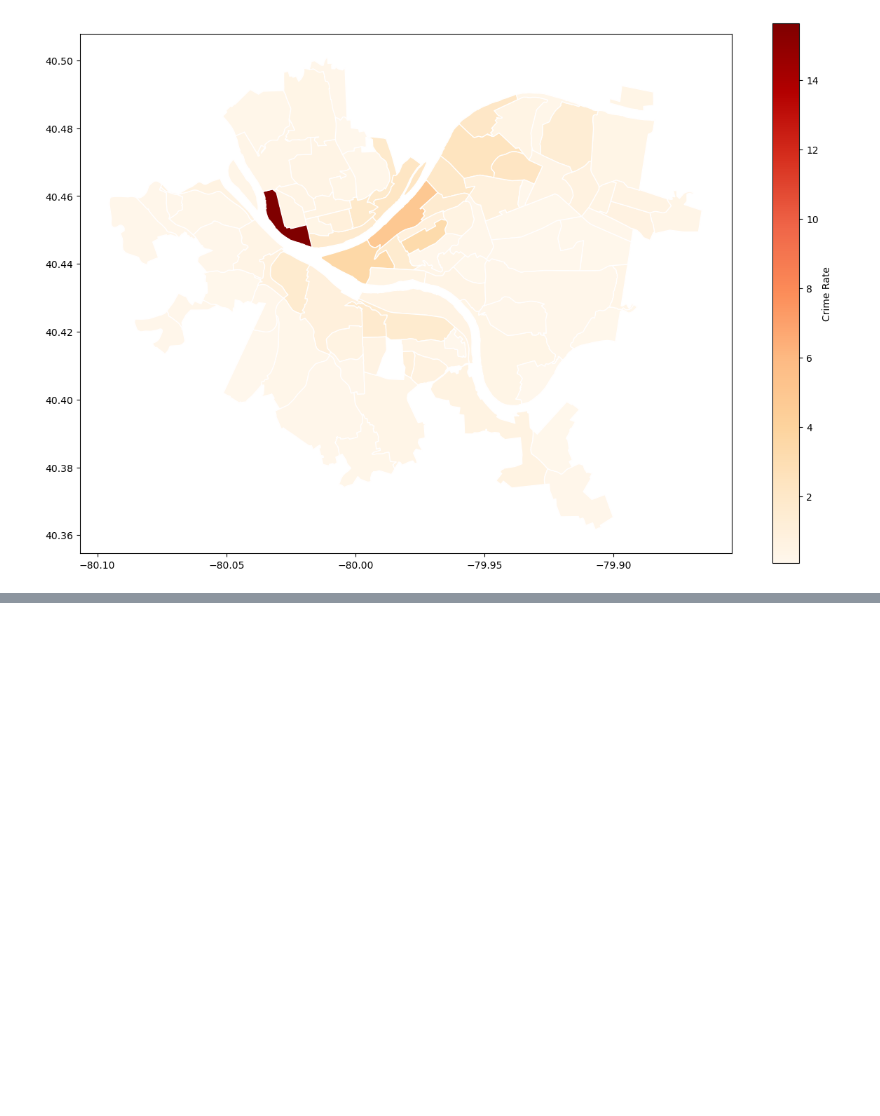
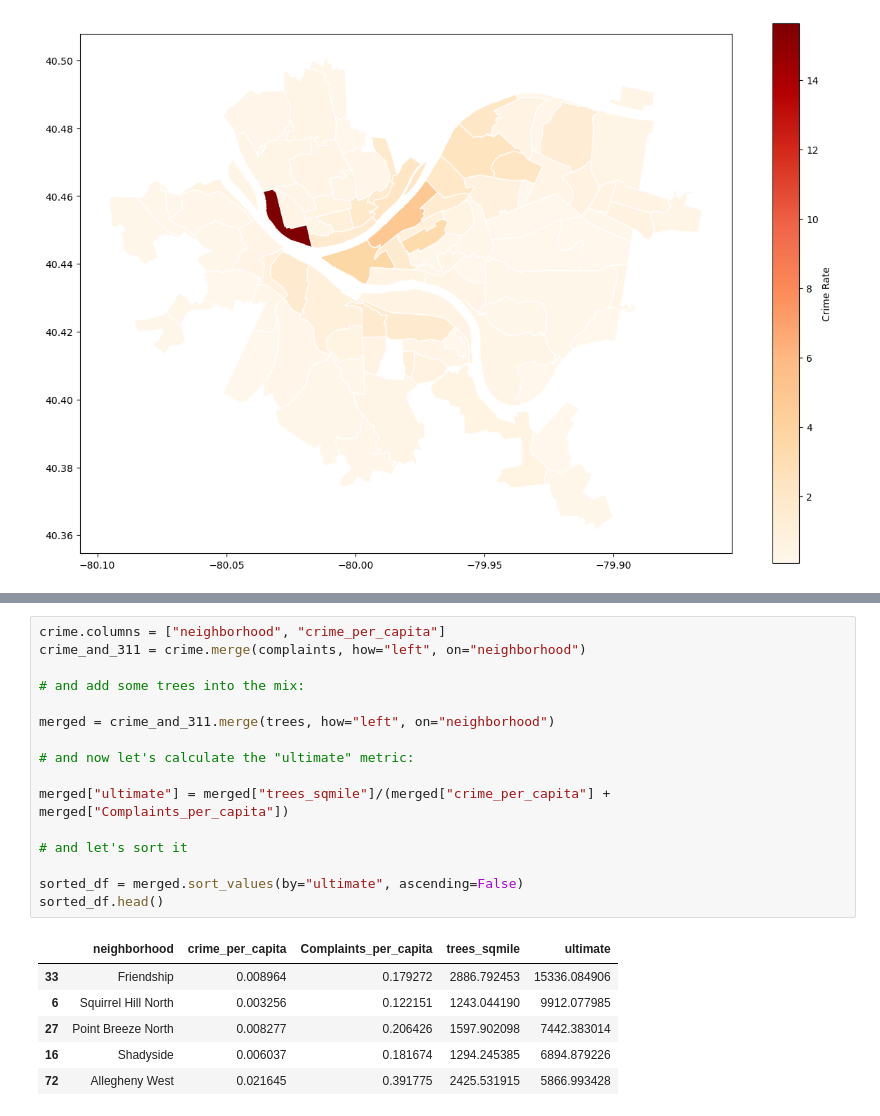
Before and after one commit to TuckBus/cmpinf-final-project, a Jupyter notebook: main.ipynb, the cells around one changed output, grey strips where cells are left out. Saved outputs shown, nothing was run; the diff lists cells and outputs as text; blank space fills up the shorter version.

```diff
--- a/main.ipynb
+++ b/main.ipynb
@@ -69,0 +75,23 @@ plt.show()
+# %%
+crime.columns = ["neighborhood", "crime_per_capita"]
+crime_and_311 = crime.merge(complaints, how="left", on="neighborhood")
+
+# and add some trees into the mix:
+
+merged = crime_and_311.merge(trees, how="left", on="neighborhood")
+
+# and now let's calculate the "ultimate" metric:
+
+merged["ultimate"] = merged["trees_sqmile"]/(merged["crime_per_capita"] + merged["Complaints_per_capita"])
+
+# and let's sort it
+
+sorted_df = merged.sort_values(by="ultimate", ascending=False)
+sorted_df.head()
+# %% [output]
+|  | neighborhood | crime_per_capita | Complaints_per_capita | trees_sqmile | ultimate |
+| 33 | Friendship | 0.008964 | 0.179272 | 2886.792453 | 15336.084906 |
+| 6 | Squirrel Hill North | 0.003256 | 0.122151 | 1243.044190 | 9912.077985 |
+| 27 | Point Breeze North | 0.008277 | 0.206426 | 1597.902098 | 7442.383014 |
+| 16 | Shadyside | 0.006037 | 0.181674 | 1294.245385 | 6894.879226 |
+| 72 | Allegheny West | 0.021645 | 0.391775 | 2425.531915 | 5866.993428 |
```
Also changed, not shown: parts of 7 cells of this notebook.
